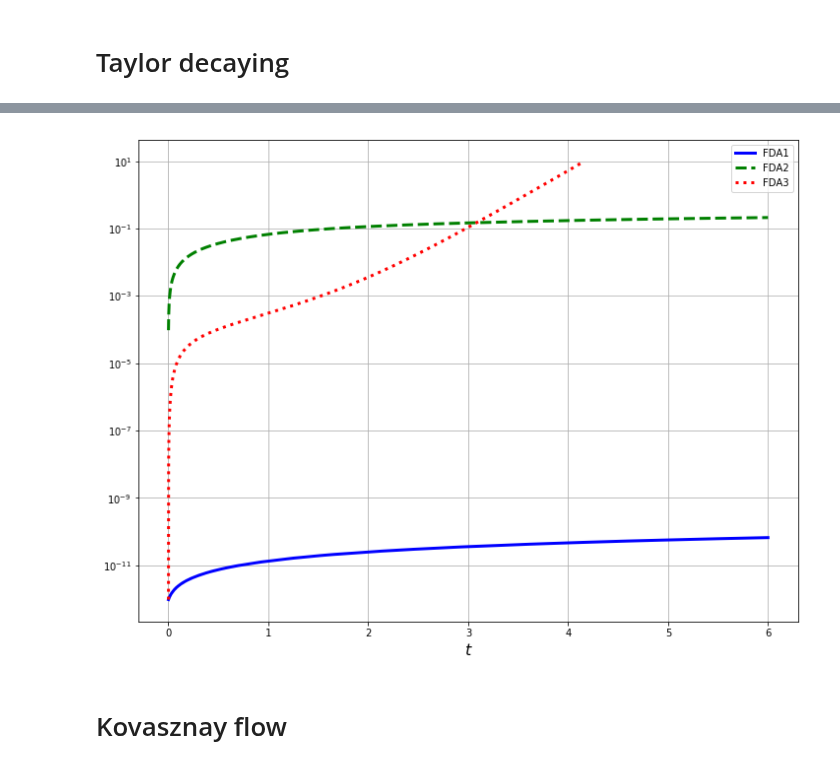
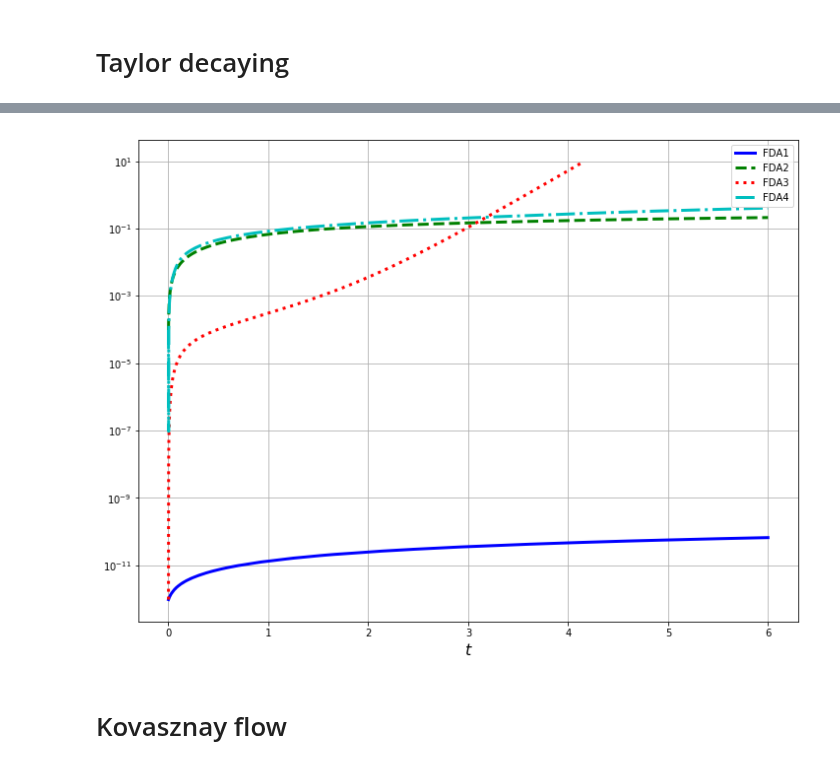
Before and after one commit to blinkovua/sharing-blinkov, a Jupyter notebook: NavierStokes.ipynb, the cells around one changed output, grey strips where cells are left out. Saved outputs shown, nothing was run; the diff lists cells and outputs as text; code cells hidden in the pictures.

```diff
--- a/NavierStokes.ipynb
+++ b/NavierStokes.ipynb
@@ -377,8 +406,35 @@ def FDA3(sol, exact, tau, h, Re):
+# %%
+def FDA4(sol, exact, tau, h, Re):
+    u, v, p = sol
+    u1, v1, p1 = copy(exact)
+
+    u1[1:-1,1:-1] = u[1:-1,1:-1]-tau/h*((\
+        u[1:-1,1:-1]*(u[2:,1:-1]-u[:-2,1:-1])+\
+        v[1:-1,1:-1]*(u[1:-1,2:]-u[1:-1,:-2])+\
+        p[2:,1:-1]-p[:-2,1:-1])/2.-(\
+        u[2:,1:-1]+u[:-2,1:-1]+u[1:-1,2:]+u[1:-1,:-2]-4.*u[1:-1,1:-1])/(h*Re))
+
+    v1[1:-1,1:-1] = v[1:-1,1:-1]-tau/h*((\
+        u[1:-1,1:-1]*(v[2:,1:-1]-v[:-2,1:-1])+\
+        v[1:-1,1:-1]*(v[1:-1,2:]-v[1:-1,:-2])+\
+        p[1:-1,2:]-p[1:-1,:-2])/2.-(\
+        v[2:,1:-1]+v[:-2,1:-1]+v[1:-1,2:]+v[1:-1,:-2]-4.*v[1:-1,1:-1])/(h*Re))
+
+    p1[2:-2,2:-2] = -(\
+        (u1[3:-1,2:-2]-u1[1:-3,2:-2])**2+\
+        2.*(v1[3:-1,2:-2]-v1[1:-3,2:-2])*(u1[2:-2,3:-1]-u1[2:-2,1:-3])+\
+        (v1[2:-2,3:-1]-v1[2:-2,1:-3])**2+\
+        2./(h*Re)*(-u1[4:,2:-2]+4.*u1[3:-1,2:-2]-4.*u1[1:-3,2:-2]+u1[:-4,2:-2]-\
+                u1[3:-1,3:-1]-u1[3:-1,1:-3]+u1[1:-3,3:-1]+u1[1:-3,1:-3])+
+        2./(h*Re)*(-v1[2:-2,4:]+4.*v1[2:-2,3:-1]-4.*v1[2:-2,1:-3]+v1[2:-2,:-4]-\
+                v1[3:-1,3:-1]-v1[1:-3,3:-1]+v1[3:-1,1:-3]+v1[1:-3,1:-3]))
+    return u1, v1, p1
 # %%
 fda = (\
 (FDA1, A_cross2, solve_2),\
 (FDA2, A_cross1, solve_1),\
 (FDA3, A_cross2, solve_2),\
+(FDA4, A_cross2, solve_2),\
 )
 # %%
 def error(f, g):
@@ -491,28 +549,28 @@ for f, a, s in fda:
 # %%
 lstyle = cycle(('-', '--', ':', '-.'))
 color = cycle('bgrcmyk')
 l = ['u', 'v', 'p', 'div']
 figure(figsize=(12, 9))
 #     title(str(f).split(' ')[1], {'fontsize': 16})
 for f, a, s in fda:
     res = (r for r in res_taylor_decaying if r[0][4] == f and r[0][5] == 0.025)
     for r in res:
         for k in [3]:
             semilogy(r[2][0][:r[1]],\
                      r[2][k+1][:r[1]],\
-                     label=str(f).split(' ')[1].upper(),
+                     label=str(f).split(' ')[1],
                      linestyle=next(lstyle),
                      color=next(color),
                      linewidth=3)
 xlabel(r'$t$', {'fontsize': 16})
 # ylim((10**-15, 10**1))
 grid()
 legend(loc='best', fancybox=True)
 show()
 # savefig("div_0.025_taylor_decaying.pdf")
 close()
 # %% [output]
-[figure, old version]
+[figure, new version]
 # %% [markdown]
 # Kovasznay flow
 # %%
```
Also changed, not shown: parts of 5 cells of this notebook.
